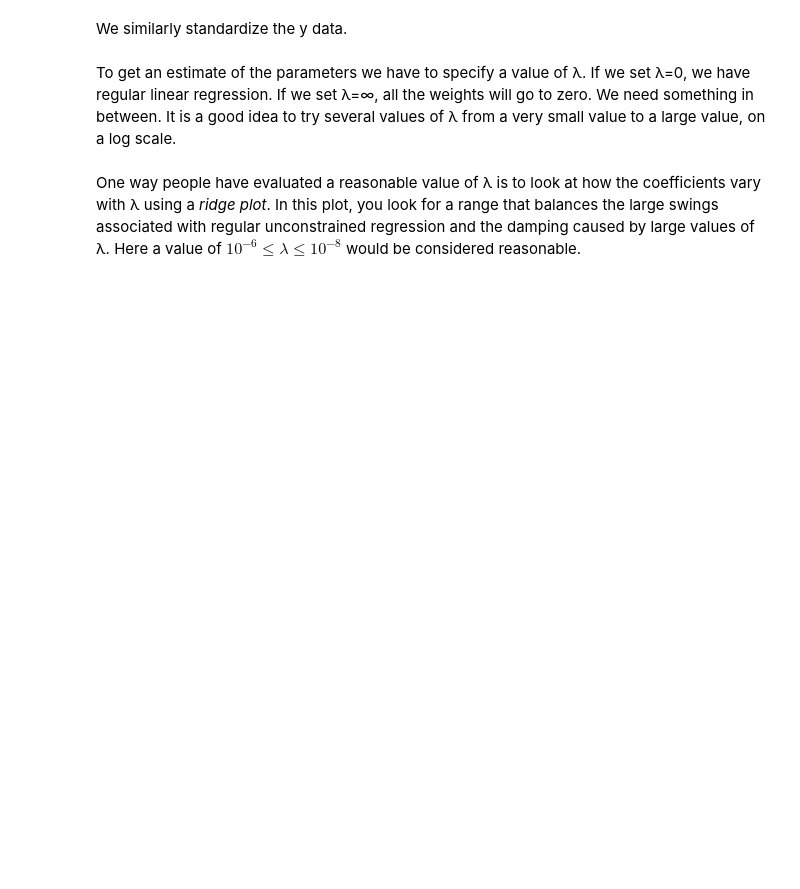
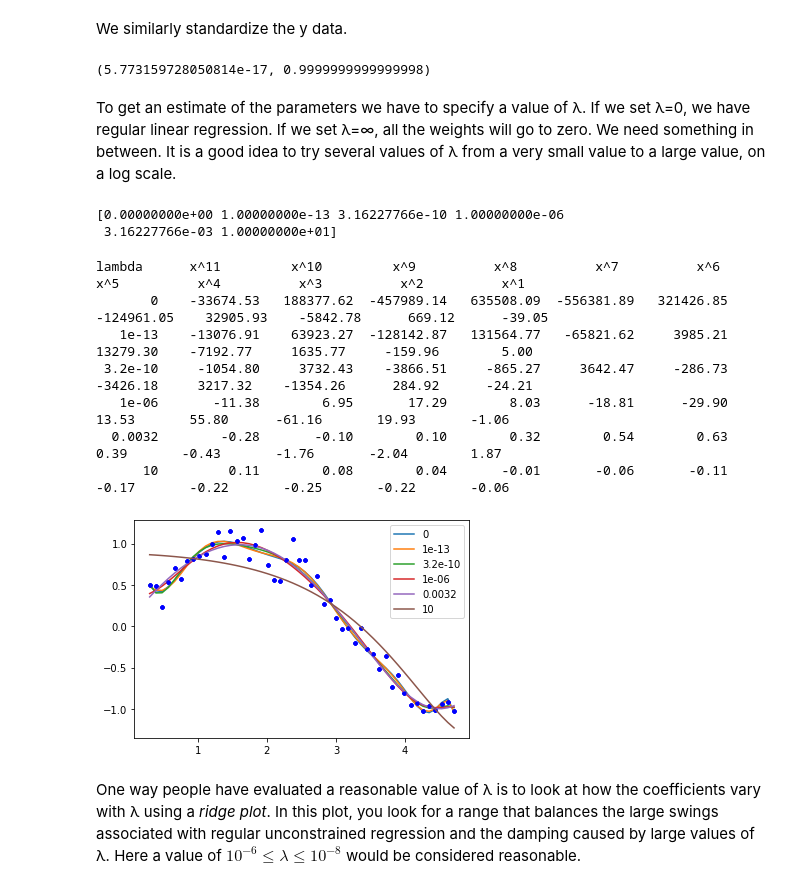
Before and after one commit to Steel-Bank-codespaces/f22-06623, a Jupyter notebook: lectures/18-linear-regression/18-linear-regression.ipynb, the cells around one changed output. Drawn from its saved outputs; the diff is of its cells as text; code cells hidden in the pictures; blank space fills up the shorter version.

```diff
--- a/lectures/18-linear-regression/18-linear-regression.ipynb
+++ b/lectures/18-linear-regression/18-linear-regression.ipynb
@@ -308,23 +537,38 @@ ymean = y.mean()
 ystd = y.std()
 
 w = (y - ymean) / ystd
+w.mean(), w.std()
+# %% [output]
+(5.773159728050814e-17, 0.9999999999999998)
 # %% [markdown]
 To get an estimate of the parameters we have to specify a value of &lambda;. If we set &lambda;=0, we have regular linear regression. If we set &lambda;=&infin;, all the weights will go to zero. We need something in between. It is a good idea to try several values of &lambda; from a very small value to a large value, on a log scale.
+# %%
+lambdas = np.concatenate([[0], np.geomspace(1e-13, 10, 5)])
+print(lambdas)
+# %% [output]
+[0.00000000e+00 1.00000000e-13 3.16227766e-10 1.00000000e-06
+ 3.16227766e-03 1.00000000e+01]
 # %%
-lambdas = np.concatenate([[0], np.geomspace(1e-13, 10, 5)])
 
 print("lambda     ", f"".join([f"x^{i:<11d}" for i in range(len(X[0]), 0, -1)]))
 for lam in lambdas:
-    l2p = np.linalg.solve(
-        Z.T @ Z + lam * np.eye(len(Z[0])), Z.T @ w
-    )  # for ridge regression
+    l2p = np.linalg.solve(Z.T @ Z + lam * np.eye(len(Z[0])), Z.T @ w)  # for ridge regression
     p = np.zeros(len(X[0]))
     p[len(X[0] + 2) - len(l2p) :] = l2p
     # This way of printing is to get columnar output
     print(f"{lam:8.2g}", f"".join([f"{j: 12.2f}" for j in p]))
     plt.plot(x, y, "b.")
     plt.plot(x, (Z @ l2p) * ystd + ymean, label=f"{lam:1.2g}")
 plt.legend();
+# %% [output]
+lambda      x^11         x^10         x^9          x^8          x^7          x^6          x^5          x^4          x^3          x^2          x^1
+       0    -33674.53   188377.62  -457989.14   635508.09  -556381.89   321426.85  -124961.05    32905.93    -5842.78      669.12      -39.05
+   1e-13    -13076.91    63923.27  -128142.87   131564.77   -65821.62     3985.21    13279.30    -7192.77     1635.77     -159.96        5.00
+ 3.2e-10     -1054.80     3732.43    -3866.51     -865.27     3642.47     -286.73    -3426.18     3217.32    -1354.26      284.92      -24.21
+   1e-06       -11.38        6.95       17.29        8.03      -18.81      -29.90       13.53       55.80      -61.16       19.93       -1.06
+  0.0032        -0.28       -0.10        0.10        0.32        0.54        0.63        0.39       -0.43       -1.76       -2.04        1.87
+      10         0.11        0.08        0.04       -0.01       -0.06       -0.11       -0.17       -0.22       -0.25       -0.22       -0.06
+[figure, added]
 # %% [markdown]
 One way people have evaluated a reasonable value of &lambda; is to look at how the coefficients vary with &lambda; using a *ridge plot*. In this plot, you look for a range that balances the large swings associated with regular unconstrained regression and the damping caused by large values of &lambda;. Here a value of $10^{-6} \le \lambda \le 10^{-8}$ would be considered reasonable.
 # %%
```
Also changed, not shown: parts of 40 cells of this notebook.
